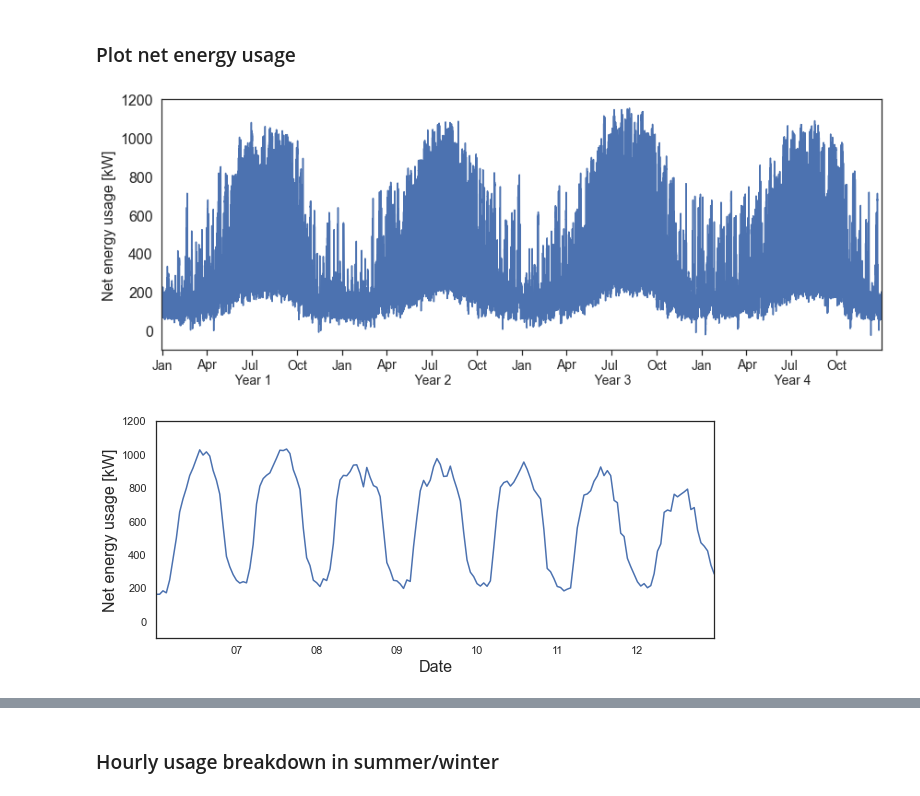
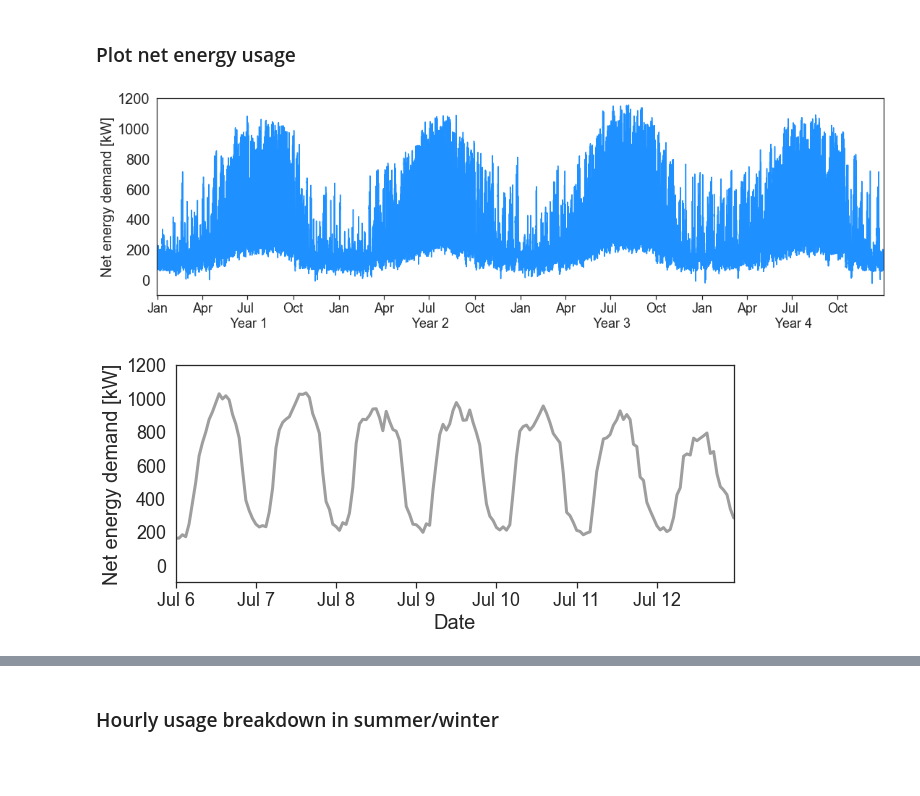
Before and after one commit to erickCantu/TheGreenCitySolutionsGroup, a Jupyter notebook: notebooks/EDA_data_visualization.ipynb, the cells around one changed output, grey strips where cells are left out. Cells and saved outputs as stored; diff of their text form; code cells hidden in the pictures; blank space fills up the shorter version.

```diff
--- a/notebooks/EDA_data_visualization.ipynb
+++ b/notebooks/EDA_data_visualization.ipynb
@@ -99,52 +84,62 @@ df_plot = df.copy()
 df_plot = df_plot.reset_index()
 df_plot['id'] = df_plot.index
 
-fontsize=16
-fig, ax = plt.subplots(figsize=(14,5))
+fontsize=20
+fig, ax = plt.subplots(figsize=(18,5))
 ax.tick_params(axis='x', which='major', bottom=True)
 
-sns.lineplot(data=df_plot, y="net_load_kW", x='id', ci=None)
+sns.lineplot(data=df_plot, y="net_load_kW", x='id', ci=None, color="dodgerblue")
 plt.xticks([datetime2index(datetime.datetime(2008, 1, 2)),
             datetime2index(datetime.datetime(2008, 4, 1)),
             datetime2index(datetime.datetime(2008, 7, 1)),
             datetime2index(datetime.datetime(2008, 10, 1)),
             datetime2index(datetime.datetime(2009, 1, 1)),
             datetime2index(datetime.datetime(2009, 4, 1)),
             datetime2index(datetime.datetime(2009, 7, 1)),
             datetime2index(datetime.datetime(2009, 10, 1)),
             datetime2index(datetime.datetime(2010, 1, 1)),
             datetime2index(datetime.datetime(2010, 4, 1)),
             datetime2index(datetime.datetime(2010, 7, 1)),
             datetime2index(datetime.datetime(2010, 10, 1)),
             datetime2index(datetime.datetime(2011, 1, 1)),
             datetime2index(datetime.datetime(2011, 4, 1)),
             datetime2index(datetime.datetime(2011, 7, 1)),
             datetime2index(datetime.datetime(2011, 10, 1)),
             ],
             ["Jan", "Apr", "Jul \n Year 1", "Oct",
             "Jan", "Apr", "Jul \n Year 2", "Oct",
             "Jan", "Apr", "Jul \n Year 3", "Oct",
             "Jan", "Apr", "Jul \n Year 4", "Oct",
             ], fontsize=fontsize-2)
 plt.xlim(-24, df_plot["id"].iloc[-1])
 plt.ylim(-100,1200)
 plt.xlabel("",fontsize=fontsize)
-plt.ylabel("Net energy usage [kW]",fontsize=fontsize)
+plt.ylabel("Net energy demand [kW]",fontsize=fontsize)
 plt.yticks(fontsize=fontsize)
 
 #df_plot['net_load_kW'].rolling(30*24).mean().plot(ax=ax)
 plt.show()
 # %% [output]
-[figure, old version]
+[figure, new version]
 # %%
 fig, ax = plt.subplots(figsize=(10,4))
-df['net_load_kW'].loc['2009-07-06':'2009-07-12'].plot(ax=ax)
+df['net_load_kW'].loc['2009-07-06':'2009-07-12'].plot(ax=ax, color="#9e9e9e", linewidth=3)
 plt.ylim(-100,1200)
 plt.xlabel("Date",fontsize=fontsize)
-plt.ylabel("Net energy usage [kW]",fontsize=fontsize)
+plt.ylabel("Net energy demand [kW]",fontsize=fontsize)
 ax.tick_params(axis='x', which='major', bottom=True)
-plt.xticks([datetime2index(datetime.datetime(2009, 7, 6))],
-            ["Jan"], fontsize=fontsize-2)
+plt.xticks([datetime.datetime(2009, 7, 6),
+            datetime.datetime(2009, 7, 7),
+            datetime.datetime(2009, 7, 8),
+            datetime.datetime(2009, 7, 9),
+            datetime.datetime(2009, 7, 10),
+            datetime.datetime(2009, 7, 11),
+            datetime.datetime(2009, 7, 12),
+            ],
+            ["Jul 6","Jul 7","Jul 8","Jul 9","Jul 10", "Jul 11", "Jul 12"],
+            fontsize=fontsize-2)
+plt.yticks(fontsize=fontsize-2)
 plt.show()
+fig.savefig('assets/signal_zoomedin.png')
 # %% [output]
-[figure, old version]
+[figure, new version]
```
Also changed, not shown: parts of 6 cells of this notebook, 4 other files.
